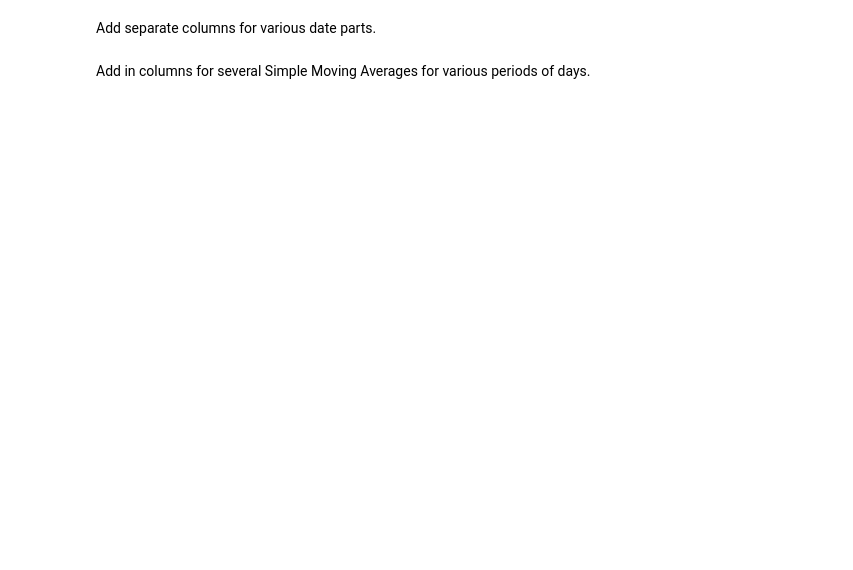
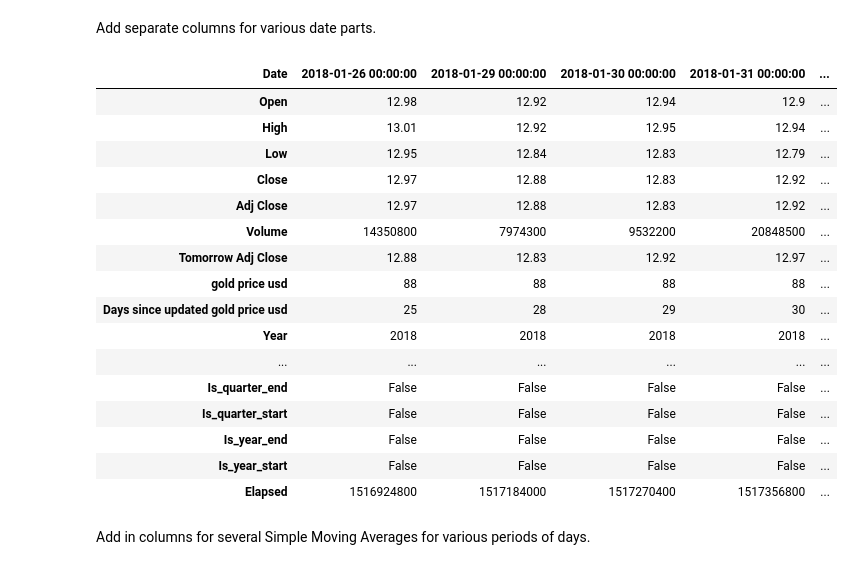
Before and after one commit to matthewrcarpenter/finance, a Jupyter notebook: Gold-fastai-test.ipynb, the cells around one changed output. Saved outputs shown, nothing was run; the diff lists cells and outputs as text; code cells hidden in the pictures; blank space fills up the shorter version.

```diff
--- a/Gold-fastai-test.ipynb
+++ b/Gold-fastai-test.ipynb
@@ -70,7 +116,25 @@ data = data.reset_index()
 add_datepart(data, 'Date', drop=False)
 data = data.set_index('Date')
 # %%
-data.tail()
+data.tail().T
+# %% [output]
+| Date | 2018-01-26 00:00:00 | 2018-01-29 00:00:00 | 2018-01-30 00:00:00 | 2018-01-31 00:00:00 | ... |
+| Open | 12.98 | 12.92 | 12.94 | 12.9 | ... |
+| High | 13.01 | 12.92 | 12.95 | 12.94 | ... |
+| Low | 12.95 | 12.84 | 12.83 | 12.79 | ... |
+| Close | 12.97 | 12.88 | 12.83 | 12.92 | ... |
+| Adj Close | 12.97 | 12.88 | 12.83 | 12.92 | ... |
+| Volume | 14350800 | 7974300 | 9532200 | 20848500 | ... |
+| Tomorrow Adj Close | 12.88 | 12.83 | 12.92 | 12.97 | ... |
+| gold price usd | 88 | 88 | 88 | 88 | ... |
+| Days since updated gold price usd | 25 | 28 | 29 | 30 | ... |
+| Year | 2018 | 2018 | 2018 | 2018 | ... |
+| ... | ... | ... | ... | ... | ... |
+| Is_quarter_end | False | False | False | False | ... |
+| Is_quarter_start | False | False | False | False | ... |
+| Is_year_end | False | False | False | False | ... |
+| Is_year_start | False | False | False | False | ... |
+| Elapsed | 1516924800 | 1517184000 | 1517270400 | 1517356800 | ... |
 # %% [markdown]
 Add in columns for several Simple Moving Averages for various periods of days.
 # %%
```
Also changed, not shown: parts of 34 cells of this notebook.
